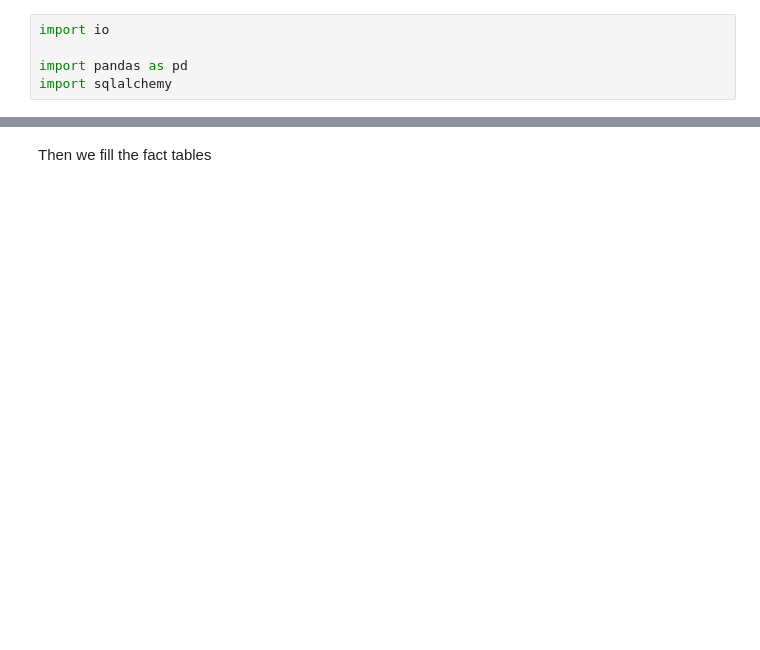
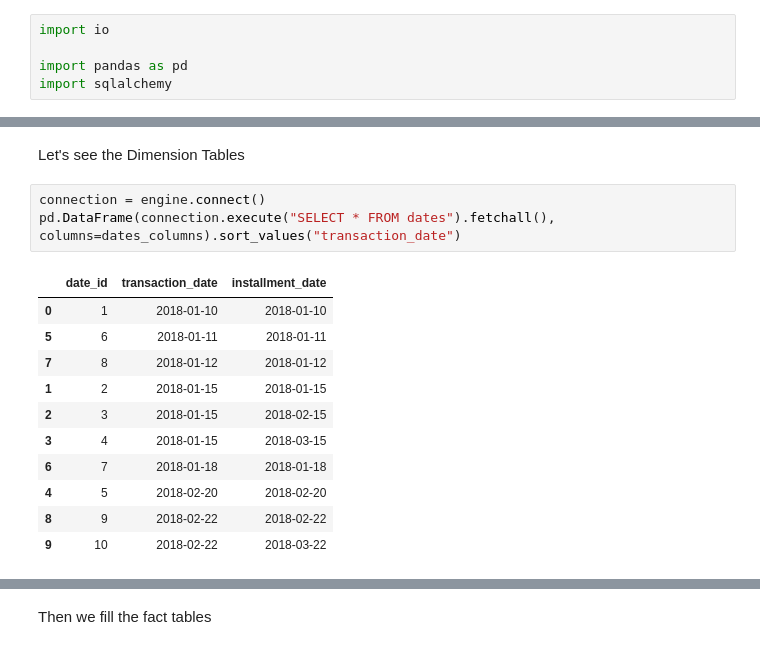
Before and after one commit to ArmlessJohn404/nubank-challenge, a Jupyter notebook: Nubank Challenge.ipynb, the cells around one changed output, grey strips where cells are left out. Cells and saved outputs as stored; diff of their text form; blank space fills up the shorter version.

```diff
--- a/Nubank Challenge.ipynb
+++ b/Nubank Challenge.ipynb
@@ -290,3 +283,20 @@ INERTED merchant: Unicorn Costumes
 INERTED customer: Maria
 INERTED credit_card: 44444444
 ''
+# %% [markdown]
+Let's see the Dimension Tables
+# %%
+connection = engine.connect()
+pd.DataFrame(connection.execute("SELECT * FROM dates").fetchall(), columns=dates_columns).sort_values("transaction_date")
+# %% [output]
+|  | date_id | transaction_date | installment_date |
+| 0 | 1 | 2018-01-10 | 2018-01-10 |
+| 5 | 6 | 2018-01-11 | 2018-01-11 |
+| 7 | 8 | 2018-01-12 | 2018-01-12 |
+| 1 | 2 | 2018-01-15 | 2018-01-15 |
+| 2 | 3 | 2018-01-15 | 2018-02-15 |
+| 3 | 4 | 2018-01-15 | 2018-03-15 |
+| 6 | 7 | 2018-01-18 | 2018-01-18 |
+| 4 | 5 | 2018-02-20 | 2018-02-20 |
+| 8 | 9 | 2018-02-22 | 2018-02-22 |
+| 9 | 10 | 2018-02-22 | 2018-03-22 |
```
Also changed, not shown: parts of 25 cells of this notebook, 1 other file.
